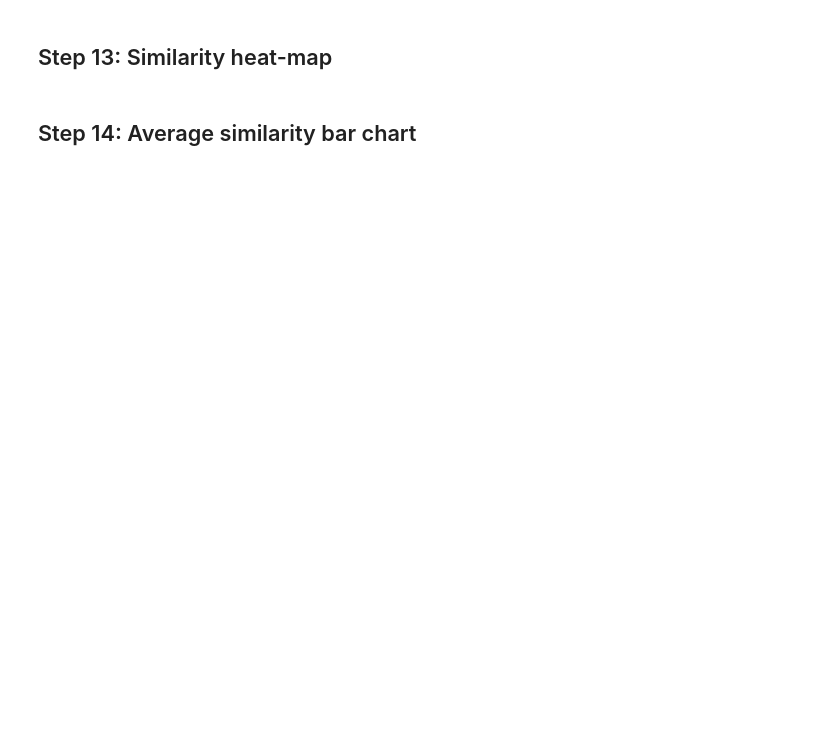
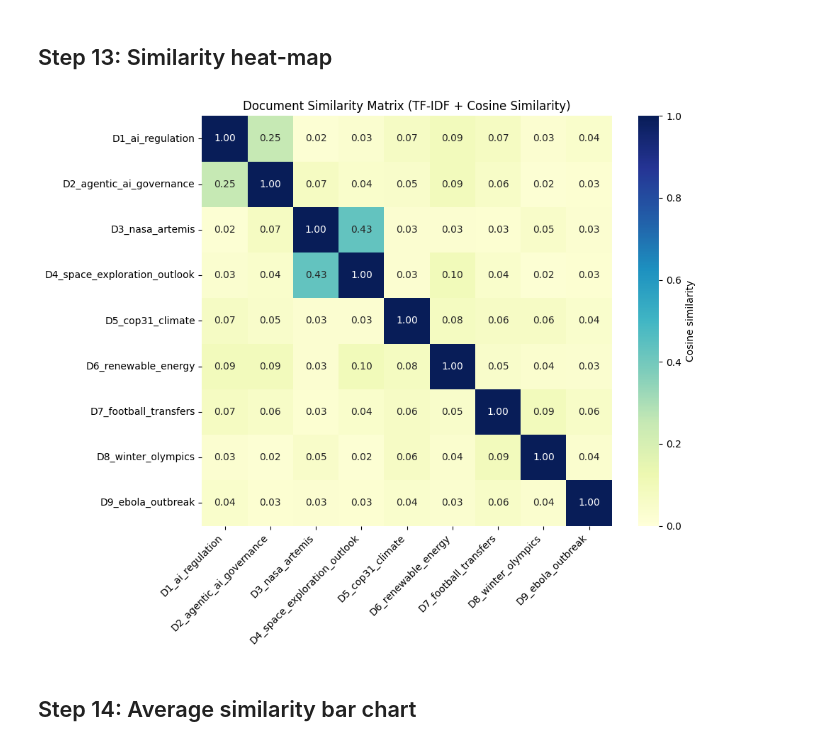
Before and after one commit to AmritaPudasaini/Information-Retrieval, a Jupyter notebook: vectorspace.ipynb, the cells around one changed output. Drawn from its saved outputs; the diff is of its cells as text; code cells hidden in the pictures; blank space fills up the shorter version.

Commit message:
vectorspace model

```diff
--- a/vectorspace.ipynb
+++ b/vectorspace.ipynb
@@ -78,0 +162,11 @@ Loaded 9 documents:
+# %%
+def cosine_similarity_matrix(vectors):
+    """cos_sim(A, B) = A . B   (valid since vectors are already unit length)."""
+    return vectors @ vectors.T
+
+sim_matrix = cosine_similarity_matrix(tfidf_matrix)
+sim_df = pd.DataFrame(sim_matrix, index=doc_names, columns=doc_names)
+
+pd.set_option("display.width", 160)
+pd.set_option("display.max_columns", 20)
+print(sim_df.round(3))
@@ -81,2 +204,17 @@ Loaded 9 documents:
 # %% [markdown]
 ## Step 11: Most similar/least similar document pairs
+# %%
+pairs = []
+n = len(doc_names)
+for i in range(n):
+    for j in range(i + 1, n):
+        pairs.append((doc_names[i], doc_names[j], sim_matrix[i, j]))
+pairs_sorted = sorted(pairs, key=lambda x: x[2], reverse=True)
+
+print("Top 5 MOST similar document pairs:")
+for a, b, score in pairs_sorted[:5]:
+    print(f"  {a}  <->  {b}   similarity = {score:.3f}")
+
+print("\nTop 5 LEAST similar document pairs:")
+for a, b, score in pairs_sorted[-5:]:
+    print(f"  {a}  <->  {b}   similarity = {score:.3f}")
@@ -83,2 +235,9 @@ Loaded 9 documents:
 # %% [markdown]
 ## Step 12: Top discriminating TF-IDF terms per document
+# %%
+for doc_idx, name in enumerate(doc_names):
+    row = tfidf_matrix[doc_idx]
+    top_idx = np.argsort(row)[::-1][:8]
+    top_terms = [(vocab[i], round(row[i], 4)) for i in top_idx if row[i] > 0]
+    print(f"{name}:")
+    print("   " + ", ".join(f"{t}({w})" for t, w in top_terms))
@@ -85,4 +263,17 @@ Loaded 9 documents:
 # %% [markdown]
 ## Step 13: Similarity heat-map
+# %%
+short_labels = [name.replace(".txt", "").replace("doc", "D") for name in doc_names]
+
+plt.figure(figsize=(10, 8))
+sns.heatmap(sim_df.values, xticklabels=short_labels, yticklabels=short_labels,
+            annot=True, fmt=".2f", cmap="YlGnBu", vmin=0, vmax=1, square=True,
+            cbar_kws={"label": "Cosine similarity"})
+plt.title("Document Similarity Matrix (TF-IDF + Cosine Similarity)")
+plt.xticks(rotation=45, ha="right")
+plt.tight_layout()
+plt.show()
+# %% [output]
+[figure, added]
 # %% [markdown]
 ## Step 14: Average similarity bar chart
```
Also changed, not shown: parts of 12 cells of this notebook.
